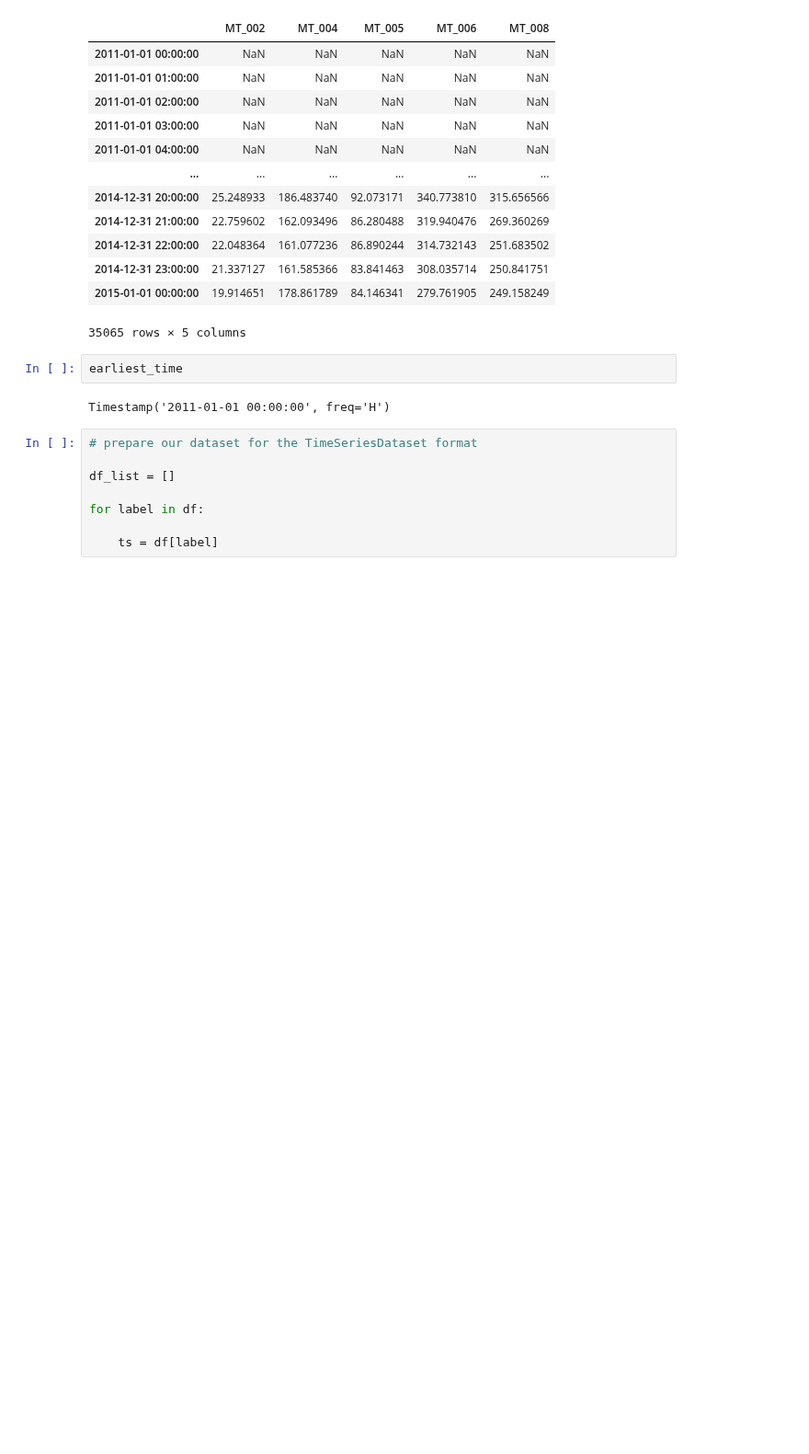
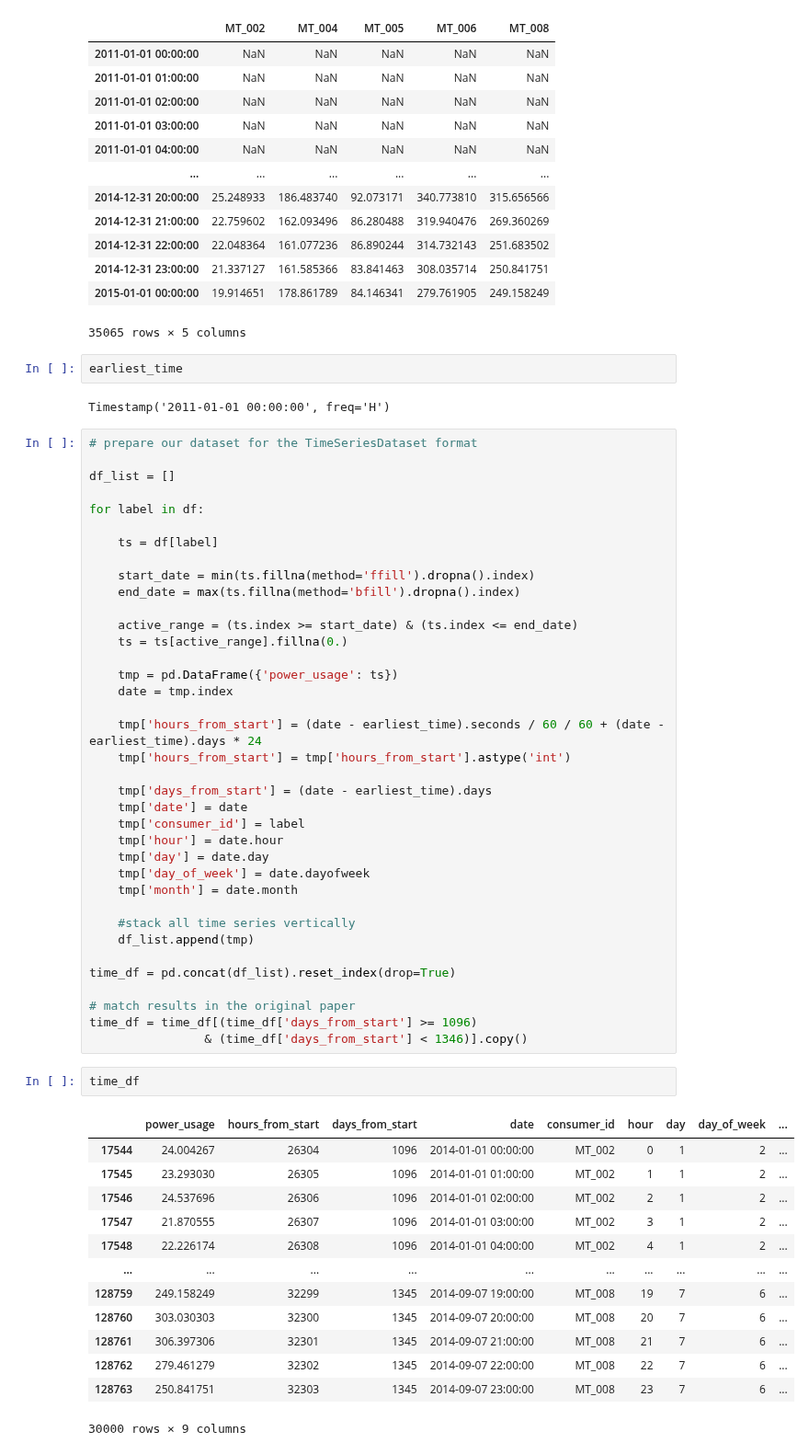
Before and after one commit to johnwslee/Data_Science_Libraries, a Jupyter notebook: PyTorch/temporal_fusion_transformer/Medium_energy_demand_forecasting.ipynb, the cells around one changed output. Shown at 92% size. Cells and saved outputs as stored; diff of their text form; blank space fills up the shorter version.

```diff
--- a/PyTorch/temporal_fusion_transformer/Medium_energy_demand_forecasting.ipynb
+++ b/PyTorch/temporal_fusion_transformer/Medium_energy_demand_forecasting.ipynb
@@ -134,3 +148,48 @@ df_list = []
 for label in df:
 
     ts = df[label]
+
+    start_date = min(ts.fillna(method='ffill').dropna().index)
+    end_date = max(ts.fillna(method='bfill').dropna().index)
+
+    active_range = (ts.index >= start_date) & (ts.index <= end_date)
+    ts = ts[active_range].fillna(0.)
+
+    tmp = pd.DataFrame({'power_usage': ts})
+    date = tmp.index
+
+    tmp['hours_from_start'] = (date - earliest_time).seconds / 60 / 60 + (date - earliest_time).days * 24
+    tmp['hours_from_start'] = tmp['hours_from_start'].astype('int')
+
+    tmp['days_from_start'] = (date - earliest_time).days
+    tmp['date'] = date
+    tmp['consumer_id'] = label
+    tmp['hour'] = date.hour
+    tmp['day'] = date.day
+    tmp['day_of_week'] = date.dayofweek
+    tmp['month'] = date.month
+
+    #stack all time series vertically
+    df_list.append(tmp)
+
+time_df = pd.concat(df_list).reset_index(drop=True)
+
+# match results in the original paper
+time_df = time_df[(time_df['days_from_start'] >= 1096)
+                & (time_df['days_from_start'] < 1346)].copy()
+# %%
+time_df
+# %% [output]
+|  | power_usage | hours_from_start | days_from_start | date | consumer_id | hour | day | day_of_week | ... |
+| 17544 | 24.004267 | 26304 | 1096 | 2014-01-01 00:00:00 | MT_002 | 0 | 1 | 2 | ... |
+| 17545 | 23.293030 | 26305 | 1096 | 2014-01-01 01:00:00 | MT_002 | 1 | 1 | 2 | ... |
+| 17546 | 24.537696 | 26306 | 1096 | 2014-01-01 02:00:00 | MT_002 | 2 | 1 | 2 | ... |
+| 17547 | 21.870555 | 26307 | 1096 | 2014-01-01 03:00:00 | MT_002 | 3 | 1 | 2 | ... |
+| 17548 | 22.226174 | 26308 | 1096 | 2014-01-01 04:00:00 | MT_002 | 4 | 1 | 2 | ... |
+| ... | ... | ... | ... | ... | ... | ... | ... | ... | ... |
+| 128759 | 249.158249 | 32299 | 1345 | 2014-09-07 19:00:00 | MT_008 | 19 | 7 | 6 | ... |
+| 128760 | 303.030303 | 32300 | 1345 | 2014-09-07 20:00:00 | MT_008 | 20 | 7 | 6 | ... |
+| 128761 | 306.397306 | 32301 | 1345 | 2014-09-07 21:00:00 | MT_008 | 21 | 7 | 6 | ... |
+| 128762 | 279.461279 | 32302 | 1345 | 2014-09-07 22:00:00 | MT_008 | 22 | 7 | 6 | ... |
+| 128763 | 250.841751 | 32303 | 1345 | 2014-09-07 23:00:00 | MT_008 | 23 | 7 | 6 | ... |
+30000 rows × 9 columns
```
Also changed, not shown: parts of 31 cells of this notebook.
